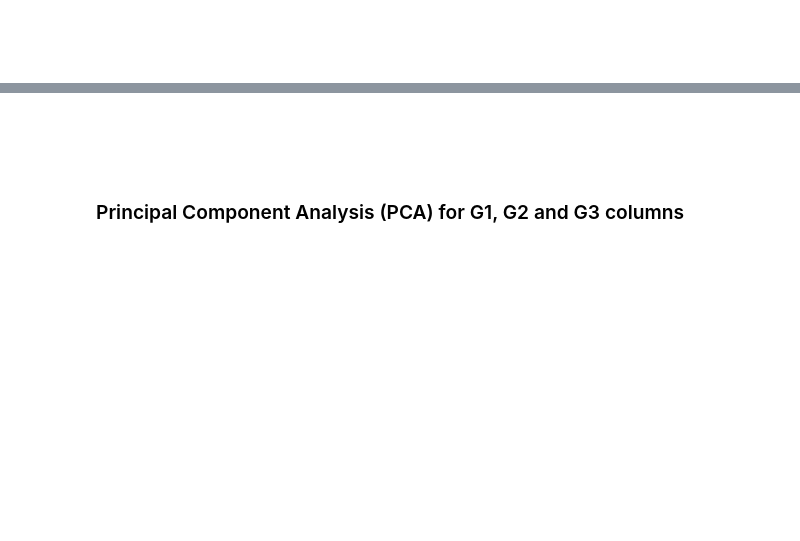
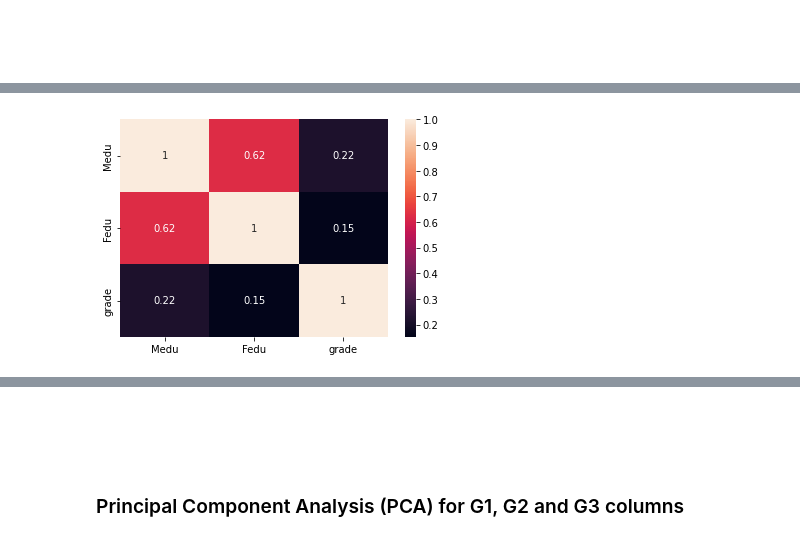
Before and after one commit to mylenalll/student-mat-analysis, a Jupyter notebook: math-students-project.ipynb, the cells around one changed output, grey strips where cells are left out. Drawn from its saved outputs; the diff is of its cells as text; code cells hidden in the pictures; blank space fills up the shorter version.

Commit message:
binary features into numeric + correlation analysis

```diff
--- a/math-students-project.ipynb
+++ b/math-students-project.ipynb
@@ -115,0 +126,7 @@ df.loc[df.duplicated()]
+# %%
+df_foranalysis = df.copy()
+# %%
+# drop G1 and G2 as they higly correlates with G3
+df_foranalysis = df_foranalysis.drop(['G1', 'G2'], axis = 1)
+df_foranalysis = df_foranalysis.rename(columns = {'G3':'grade'})
+df_foranalysis.head()
@@ -115,0 +140,8 @@ df.loc[df.duplicated()]
+# %%
+df_foranalysis_parents = df_foranalysis[['Medu', 'Fedu', 'grade']]
+
+correlation_mat = df_foranalysis_parents.corr()
+sns.heatmap(correlation_mat, annot = True)
+plt.show()
+# %% [output]
+[figure, added]
```
Also changed, not shown: parts of 20 cells of this notebook.
